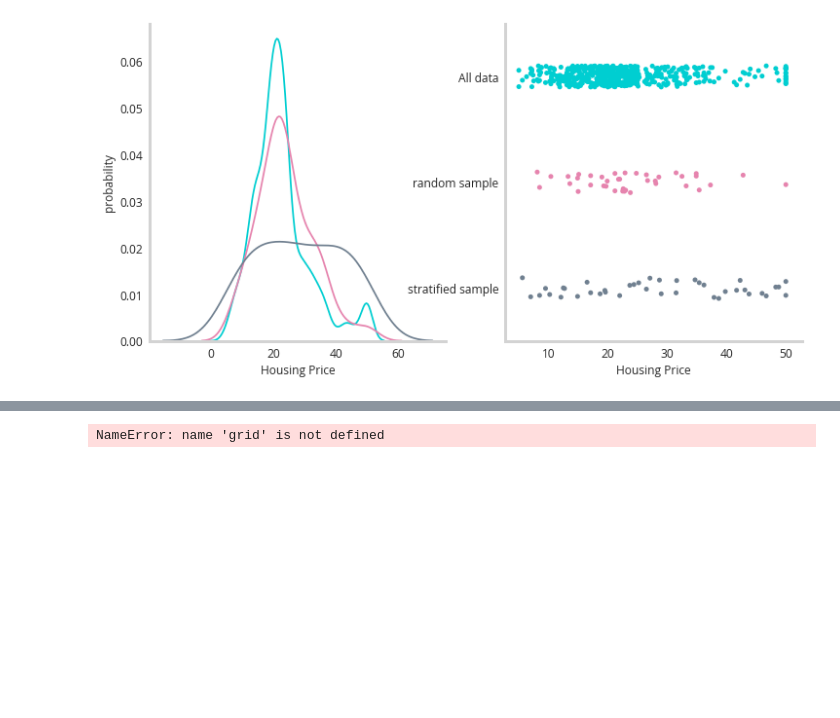
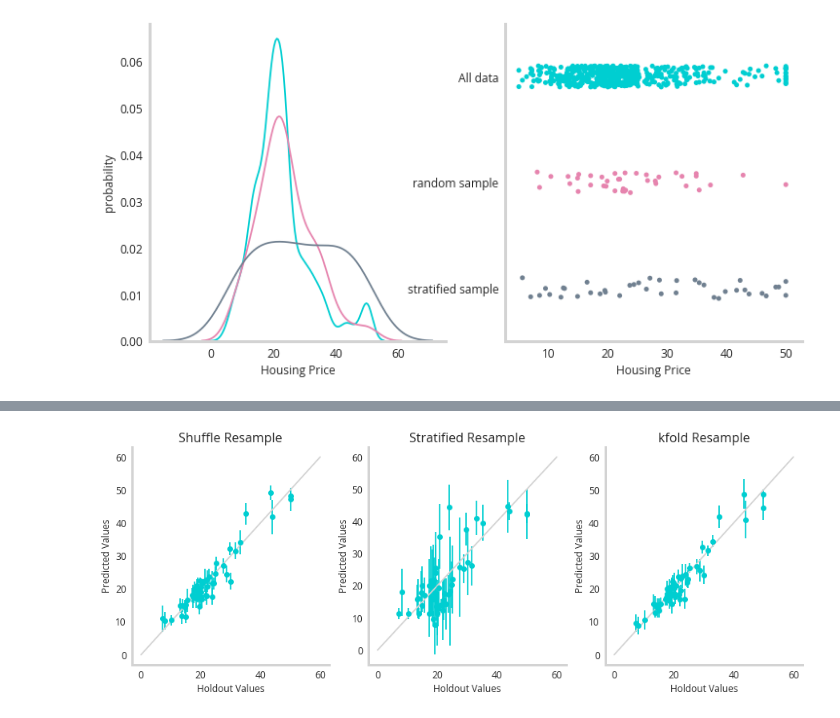
Before and after one commit to NicholasARossi/UQ_methods, a Jupyter notebook: notebooks/Ensemble_methods.ipynb, the cells around one changed output, grey strips where cells are left out. Cells and saved outputs as stored; diff of their text form; code cells hidden in the pictures; blank space fills up the shorter version.

```diff
--- a/notebooks/Ensemble_methods.ipynb
+++ b/notebooks/Ensemble_methods.ipynb
@@ -194,6 +193,6 @@ All Coefficients [0.6194086719520138, -1.0590674874833543, 0.766361142771241, 0.
 # %%
 from sklearn.datasets import load_boston
-X, y = load_boston(return_X_y=True)
+X_boston, y_boston = load_boston(return_X_y=True)
 # %%
 # create stratified holdout set
 
@@ -373,4 +246,0 @@ GridSearchCV(cv=5, error_score='raise-deprecating',
-# %%
-print(grid.best_params_, grid.best_score_)
-# %% [output]
-NameError: name 'grid' is not defined
@@ -378,0 +247,44 @@ NameError: name 'grid' is not defined
+# %%
+# playing with stratification
+X_dataset, X_holdout, y_dataset, y_holdout = train_test_split(X_boston, y_boston, test_size=0.1, random_state=88)
+
+
+nsplits=10
+
+shuffle_model = EnsembleModel(X_dataset, y_dataset)
+shuffle_model.train_models(n_splits=nsplits, kernal='LGB',splitting='shuffle')
+shuffle_predicted_dict=shuffle_model.predict(X_holdout)
+
+kfold_model = EnsembleModel(X_dataset, y_dataset)
+kfold_model.train_models(n_splits=nsplits, kernal='LGB',splitting='kfold')
+kfold_predicted_dict=kfold_model.predict(X_holdout)
+
+stratified_model = EnsembleModel(X_dataset, y_dataset)
+stratified_model.train_models(n_splits=nsplits, kernal='LGB',splitting='stratified')
+stratified_predicted_dict=stratified_model.predict(X_holdout)
+# %%
+
+fig,ax=plt.subplots(1,3,figsize=(15,5))
+ax[0].errorbar(y_holdout,shuffle_predicted_dict['prediction'],yerr=shuffle_predicted_dict['uncertainty'],fmt='o')
+ax[0].plot([0,60],[0,60],color='#d3d3d3')
+ax[0].set_xlabel('Holdout Values')
+ax[0].set_ylabel('Predicted Values')
+ax[0].set_title('Shuffle Resample')
+
+
+ax[1].errorbar(y_holdout,stratified_predicted_dict['prediction'],yerr=stratified_predicted_dict['uncertainty'],fmt='o')
+ax[1].plot([0,60],[0,60],color='#d3d3d3')
+ax[1].set_xlabel('Holdout Values')
+ax[1].set_ylabel('Predicted Values')
+ax[1].set_title('Stratified Resample')
+
+
+
+ax[2].errorbar(y_holdout,kfold_predicted_dict['prediction'],yerr=kfold_predicted_dict['uncertainty'],fmt='o')
+ax[2].plot([0,60],[0,60],color='#d3d3d3')
+ax[2].set_xlabel('Holdout Values')
+ax[2].set_ylabel('Predicted Values')
+ax[2].set_title('kfold Resample')
+fig.savefig('figures/multi_sample_predict.png',bbox_inches='tight')
+# %% [output]
+[figure, added]
```
Also changed, not shown: parts of 34 cells of this notebook, 2 other files.
